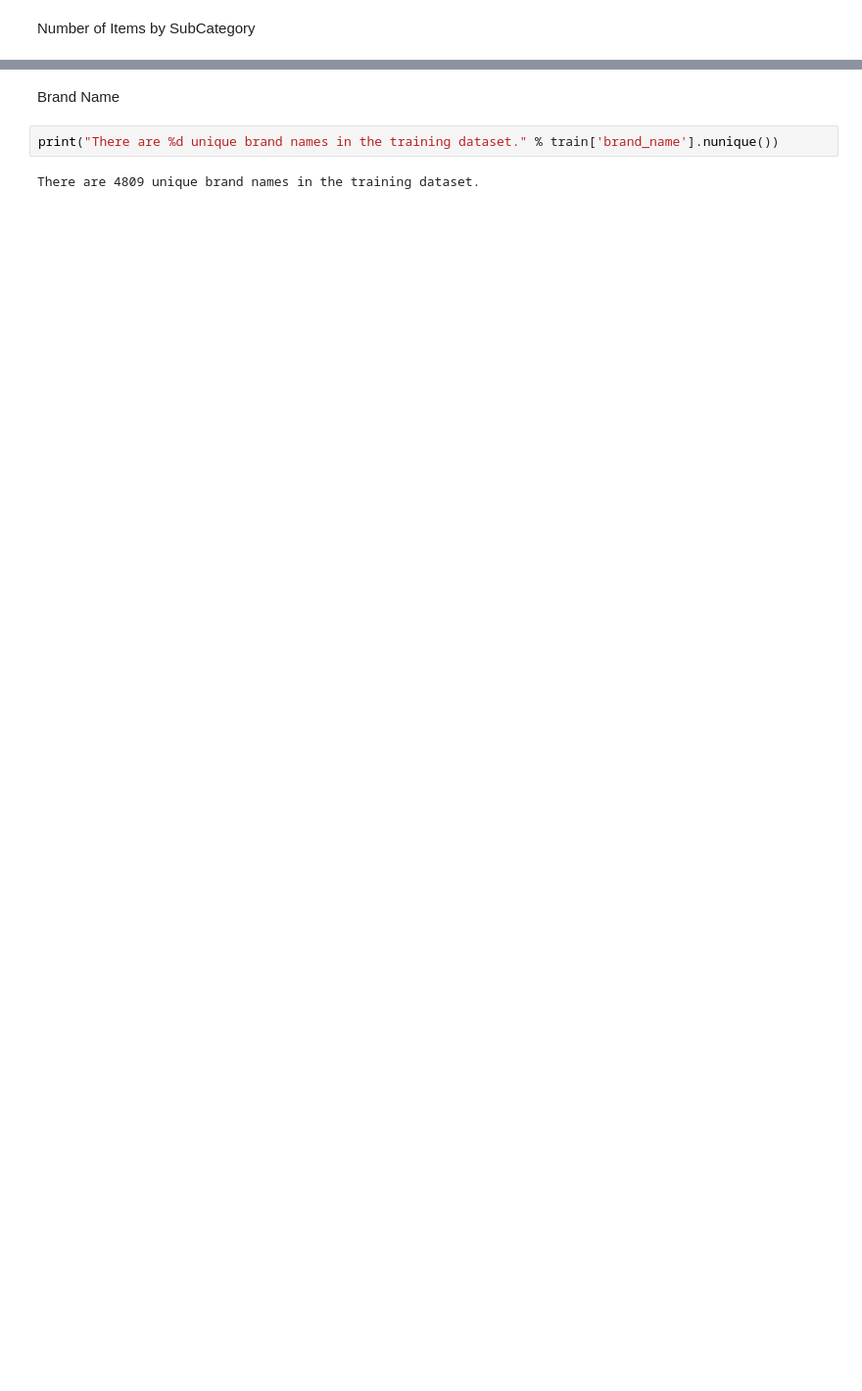
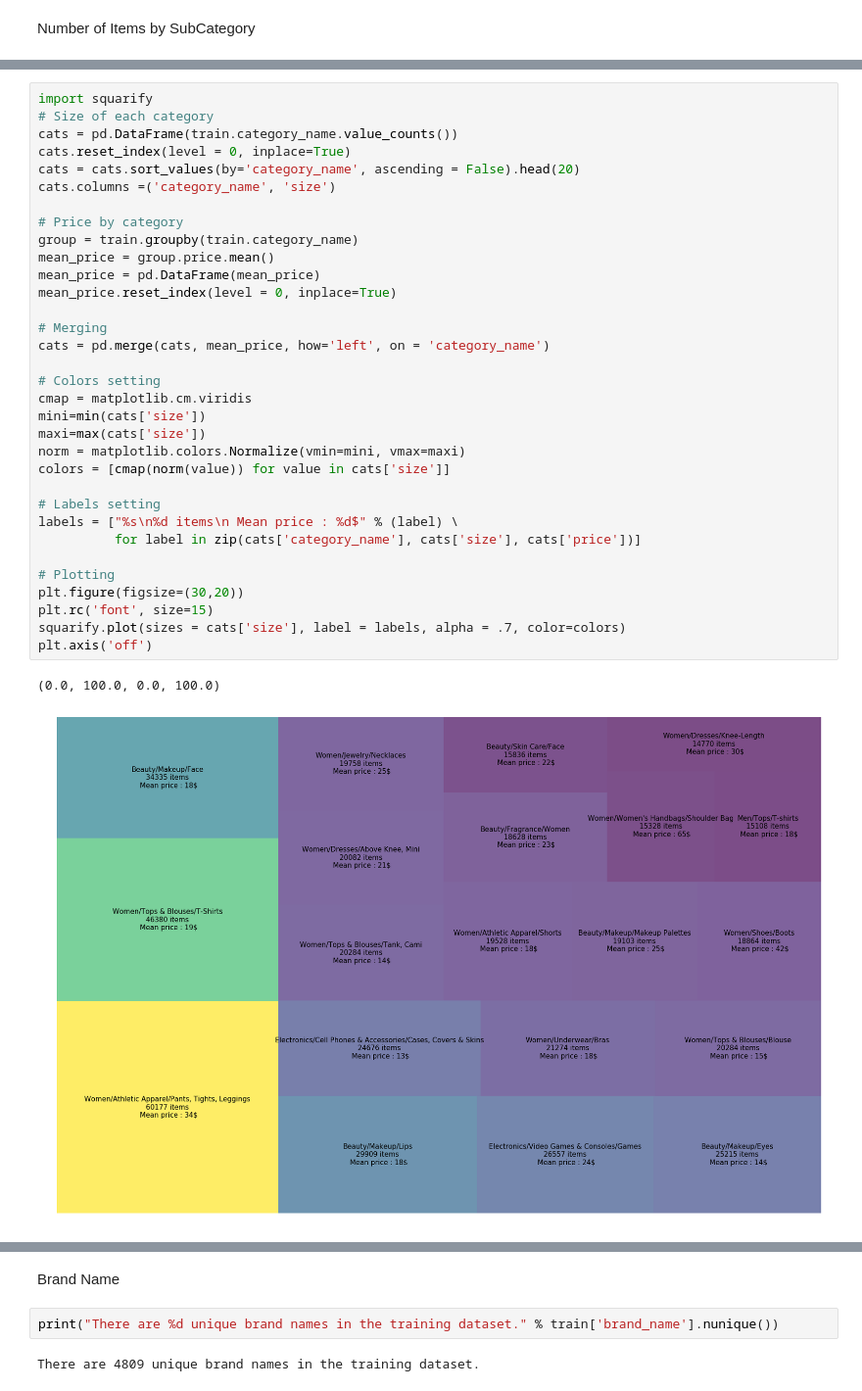
Before and after one commit to Joejiong/Mercari-Price-Suggestion-Challenge, a Jupyter notebook: EDA.ipynb, the cells around one changed output, grey strips where cells are left out. Shown at 98% size. Saved outputs shown, nothing was run; the diff lists cells and outputs as text; blank space fills up the shorter version.

```diff
--- a/EDA.ipynb
+++ b/EDA.ipynb
@@ -145,0 +138,36 @@ sns.barplot(x=x,y=y)
+# %%
+import squarify
+# Size of each category
+cats = pd.DataFrame(train.category_name.value_counts())
+cats.reset_index(level = 0, inplace=True)
+cats = cats.sort_values(by='category_name', ascending = False).head(20)
+cats.columns =('category_name', 'size')
+
+# Price by category
+group = train.groupby(train.category_name)
+mean_price = group.price.mean()
+mean_price = pd.DataFrame(mean_price)
+mean_price.reset_index(level = 0, inplace=True)
+
+# Merging
+cats = pd.merge(cats, mean_price, how='left', on = 'category_name')
+
+# Colors setting
+cmap = matplotlib.cm.viridis
+mini=min(cats['size'])
+maxi=max(cats['size'])
+norm = matplotlib.colors.Normalize(vmin=mini, vmax=maxi)
+colors = [cmap(norm(value)) for value in cats['size']]
+
+# Labels setting
+labels = ["%s\n%d items\n Mean price : %d$" % (label) \
+          for label in zip(cats['category_name'], cats['size'], cats['price'])]
+
+# Plotting
+plt.figure(figsize=(30,20))
+plt.rc('font', size=15)
+squarify.plot(sizes = cats['size'], label = labels, alpha = .7, color=colors)
+plt.axis('off')
+# %% [output]
+(0.0, 100.0, 0.0, 100.0)
+[figure, added]
```
Also changed, not shown: parts of 64 cells of this notebook.
